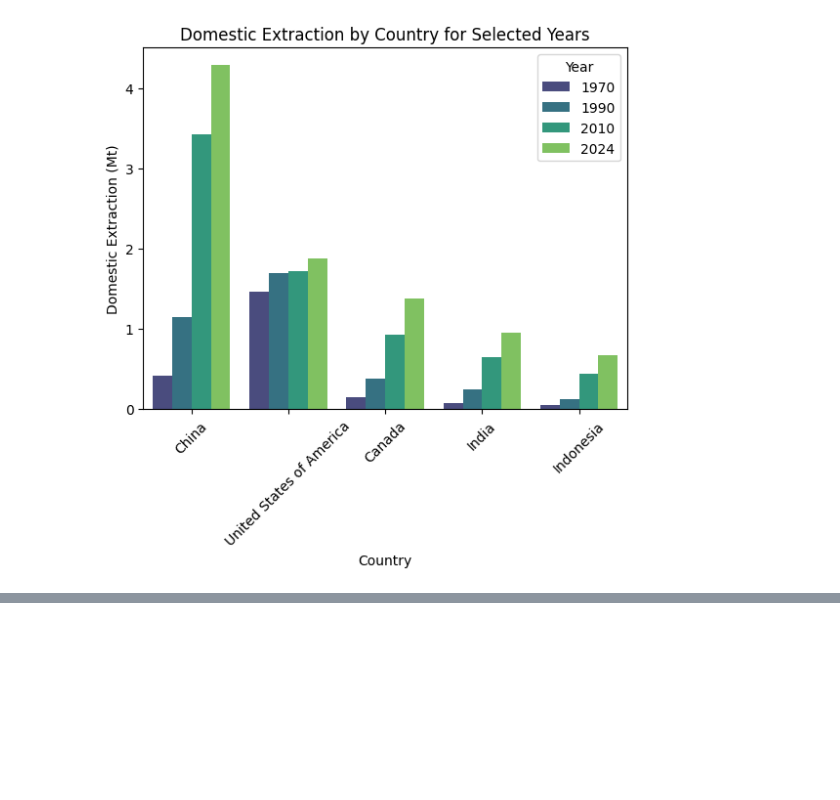
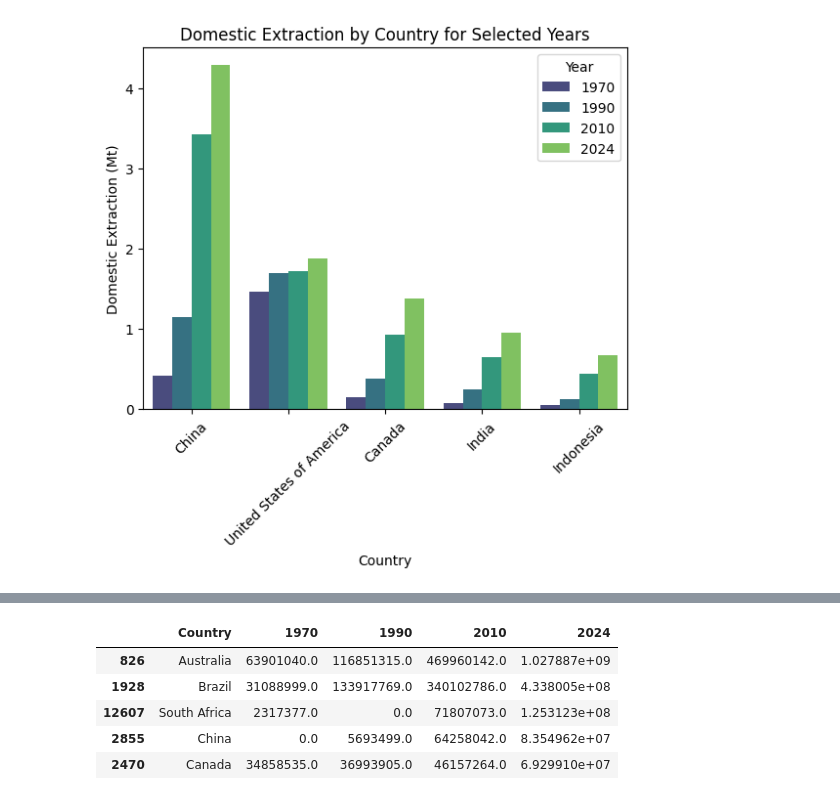
Before and after one commit to OrionFlame1/dataViz, a Jupyter notebook: Main.ipynb, the cells around one changed output, grey strips where cells are left out. Cells and saved outputs as stored; diff of their text form; code cells hidden in the pictures; blank space fills up the shorter version.

```diff
--- a/Main.ipynb
+++ b/Main.ipynb
@@ -176,0 +220,17 @@ plt.show()
+# %%
+# Drop NaN rows and 0 value rows
+metal_ores_exports = metal_ores_exports.dropna()
+metal_ores_exports = metal_ores_exports[metal_ores_exports[YEAR] > 0]
+
+# Sort descending
+metal_ores_exports = metal_ores_exports.sort_values(YEAR, ascending=False)
+
+metal_ores_exports = metal_ores_exports.head()
+metal_ores_exports
+# %% [output]
+|  | Country | 1970 | 1990 | 2010 | 2024 |
+| 826 | Australia | 63901040.0 | 116851315.0 | 469960142.0 | 1.027887e+09 |
+| 1928 | Brazil | 31088999.0 | 133917769.0 | 340102786.0 | 4.338005e+08 |
+| 12607 | South Africa | 2317377.0 | 0.0 | 71807073.0 | 1.253123e+08 |
+| 2855 | China | 0.0 | 5693499.0 | 64258042.0 | 8.354962e+07 |
+| 2470 | Canada | 34858535.0 | 36993905.0 | 46157264.0 | 6.929910e+07 |
```
Also changed, not shown: parts of 7 cells of this notebook.
